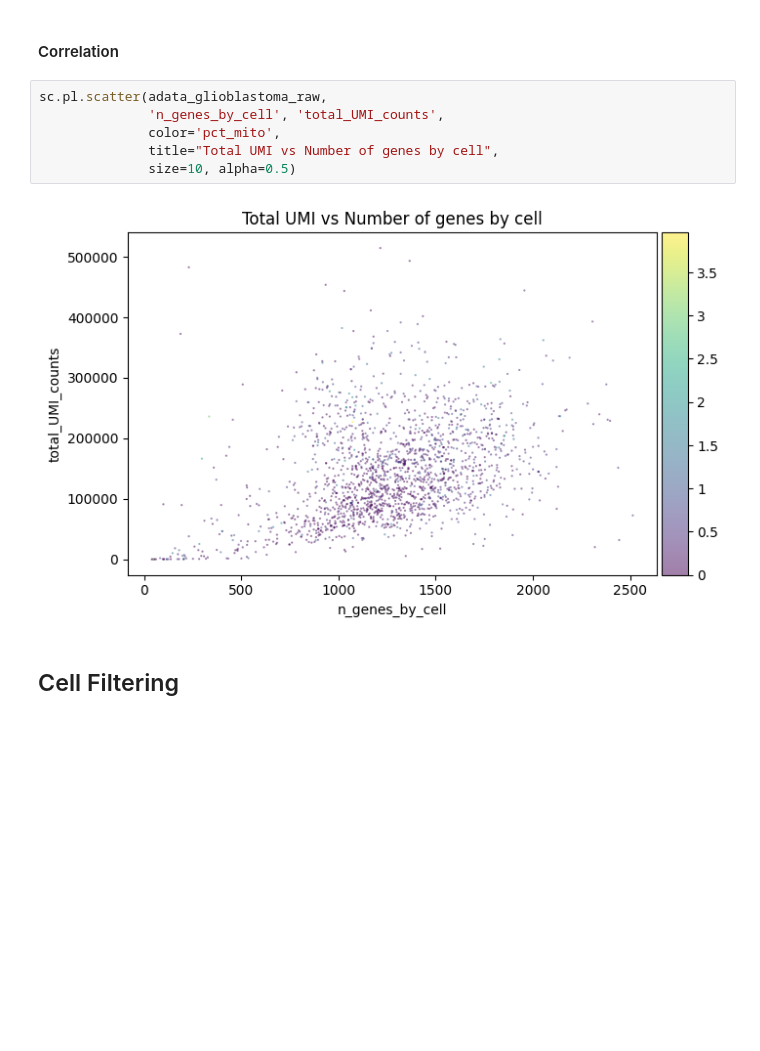
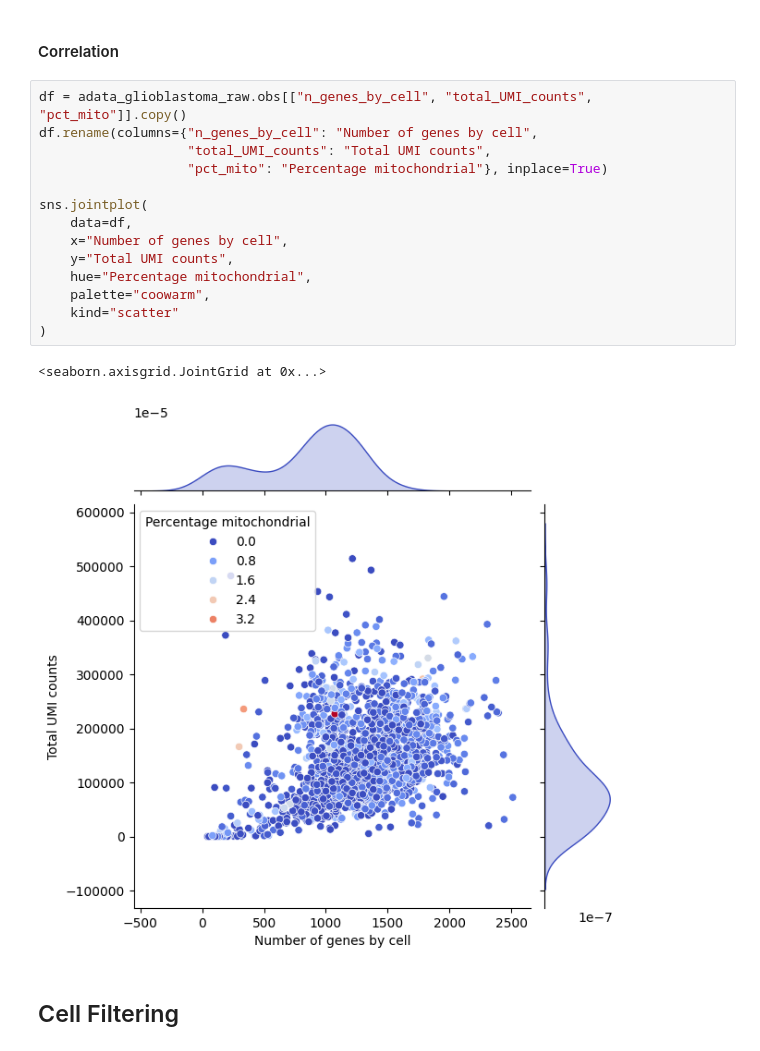
Before and after one commit to henrysaenz/eda_rna, a Jupyter notebook: _sources/raw_data.ipynb, the cells around one changed output. Cells and saved outputs as stored; diff of their text form; blank space fills up the shorter version.

```diff
--- a/_sources/raw_data.ipynb
+++ b/_sources/raw_data.ipynb
@@ -313,13 +314,22 @@ plt.show()
 # %% [markdown]
 #### Correlation
-# %%
-sc.pl.scatter(adata_glioblastoma_raw,
-              'n_genes_by_cell', 'total_UMI_counts',
-              color='pct_mito',
-              title="Total UMI vs Number of genes by cell",
-              size=10, alpha=0.5)
-# %% [output]
-[figure, removed]
+# %%
+df = adata_glioblastoma_raw.obs[["n_genes_by_cell", "total_UMI_counts", "pct_mito"]].copy()
+df.rename(columns={"n_genes_by_cell": "Number of genes by cell",
+                   "total_UMI_counts": "Total UMI counts",
+                   "pct_mito": "Percentage mitochondrial"}, inplace=True)
+
+sns.jointplot(
+    data=df,
+    x="Number of genes by cell",
+    y="Total UMI counts",
+    hue="Percentage mitochondrial",
+    palette="coowarm",
+    kind="scatter"
+)
+# %% [output]
+<seaborn.axisgrid.JointGrid at 0x...>
+[figure, added]
 # %% [markdown]
 ## Cell Filtering
 # %% [markdown]
```
Also changed, not shown: parts of 17 cells of this notebook, 4 other files.
